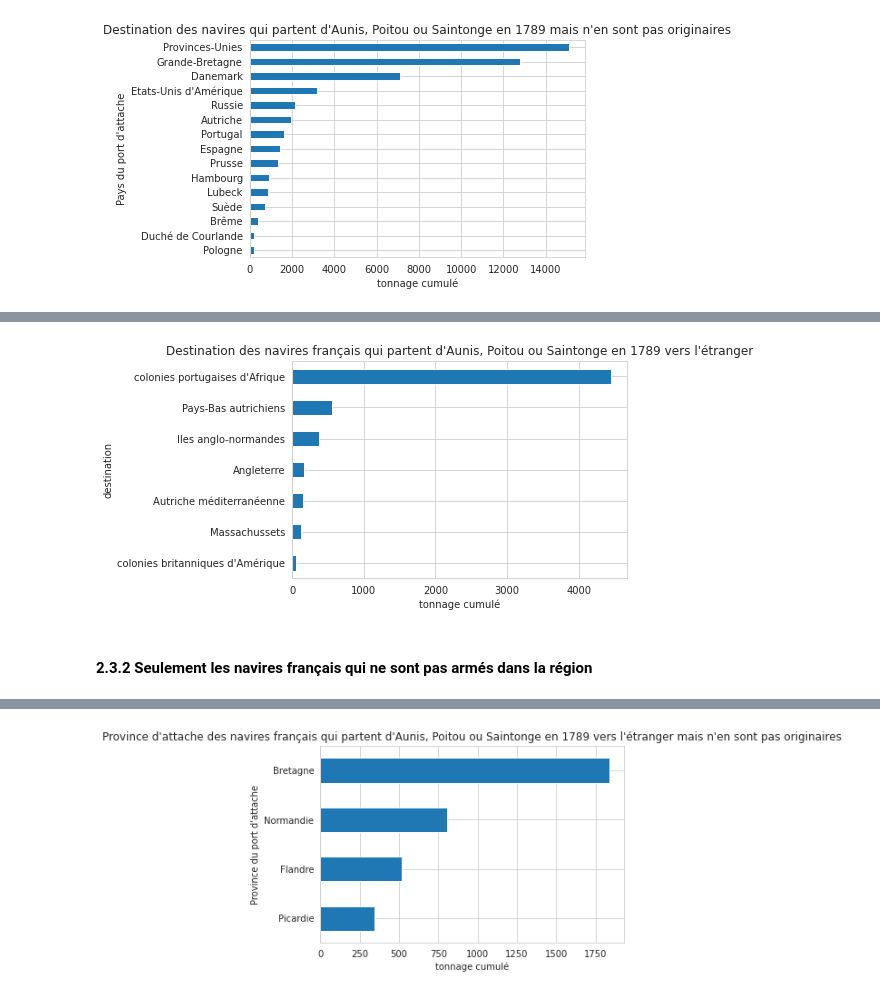
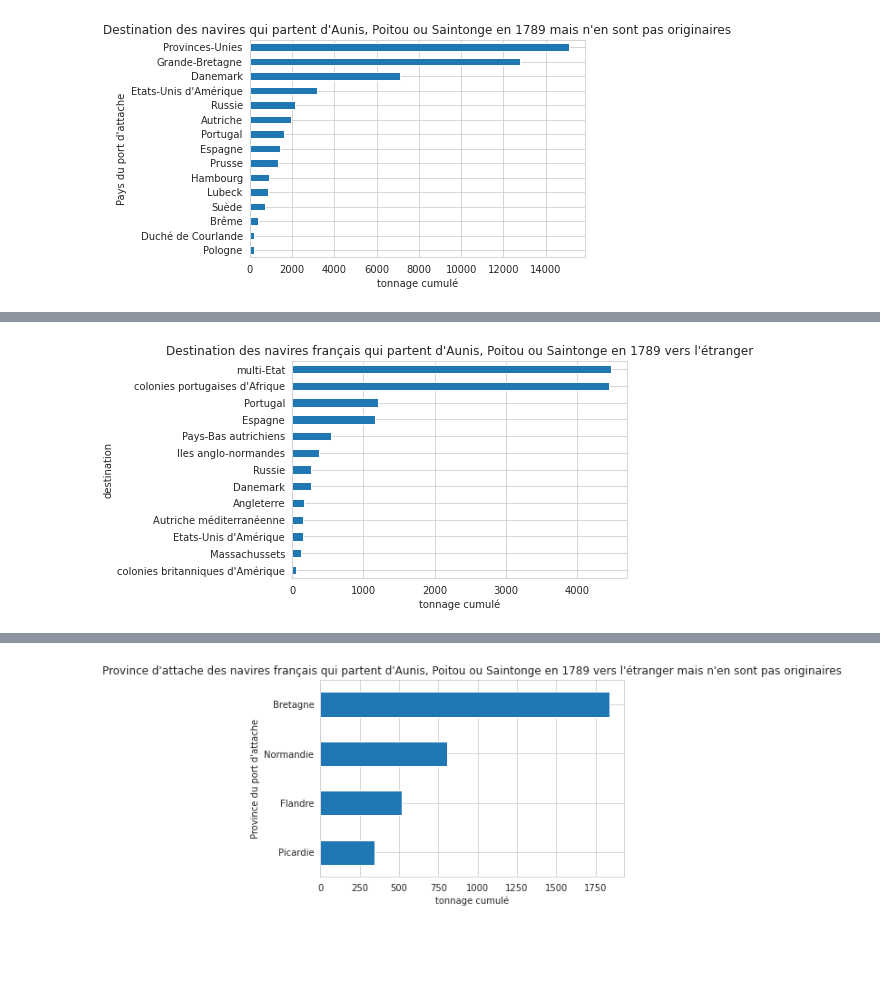
Before and after one commit to medialab/portic-datasprint-2021, a Jupyter notebook: productions/equipe_1/port_attache/sorties_vers_etranger_et_colonies.ipynb, the cells around one changed output, grey strips where cells are left out. Cells and saved outputs as stored; diff of their text form; code cells hidden in the pictures; blank space fills up the shorter version.

```diff
--- a/productions/equipe_1/port_attache/sorties_vers_etranger_et_colonies.ipynb
+++ b/productions/equipe_1/port_attache/sorties_vers_etranger_et_colonies.ipynb
@@ -142,11 +142,9 @@ plt.show()
 # %%
-sorties[(sorties.homeport_state_1789_fr == "France")].groupby("substate_destination")["tonnage"].sum().sort_values().plot.barh()
+sorties[(sorties.homeport_state_1789_fr == "France")].groupby("destination")["tonnage"].sum().sort_values().plot.barh()
 plt.title("Destination des navires français qui partent d'Aunis, Poitou ou Saintonge en 1789 vers l'étranger")
 plt.xlabel("tonnage cumulé")
 plt.ylabel("destination")
 plt.show()
 plt.show()
 # %% [output]
-[figure, old version]
+[figure, new version]
-# %% [markdown]
-#### 2.3.2 Seulement les navires français qui ne sont pas armés dans la région
```
Also changed, not shown: parts of 44 cells of this notebook, 12 other files.
